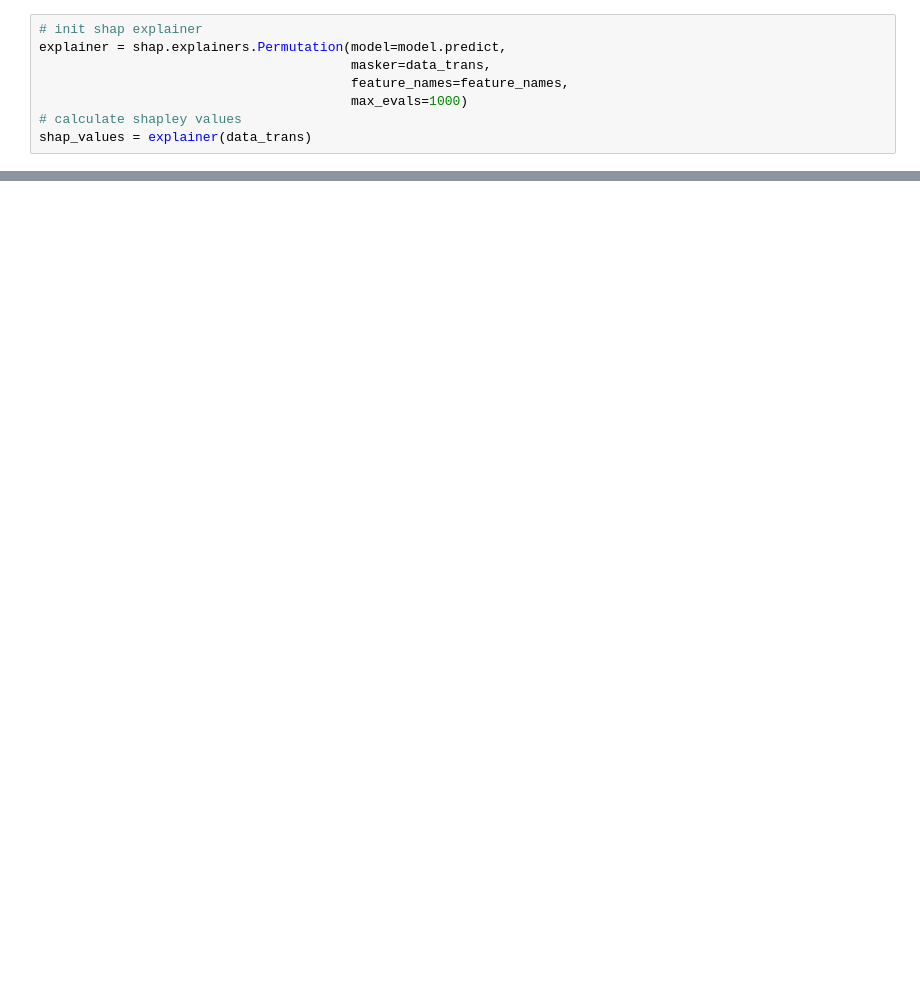
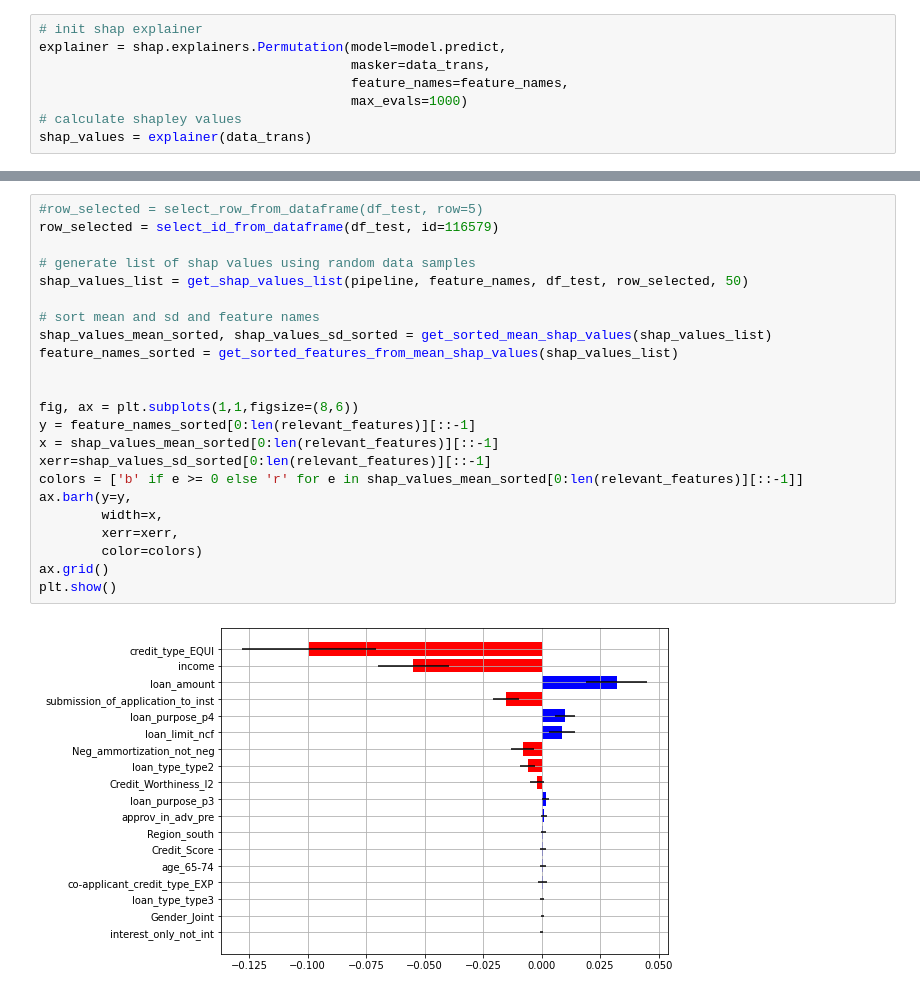
Before and after one commit to Sebastian1981/CustomerAnalytics_CreditDefaultPrediction, a Jupyter notebook: pipeline_poc.ipynb, the cells around one changed output, grey strips where cells are left out. Drawn from its saved outputs; the diff is of its cells as text; blank space fills up the shorter version.

```diff
--- a/pipeline_poc.ipynb
+++ b/pipeline_poc.ipynb
@@ -334,0 +480,25 @@ plt.show()
+# %%
+#row_selected = select_row_from_dataframe(df_test, row=5)
+row_selected = select_id_from_dataframe(df_test, id=116579)
+
+# generate list of shap values using random data samples
+shap_values_list = get_shap_values_list(pipeline, feature_names, df_test, row_selected, 50)
+
+# sort mean and sd and feature names
+shap_values_mean_sorted, shap_values_sd_sorted = get_sorted_mean_shap_values(shap_values_list)
+feature_names_sorted = get_sorted_features_from_mean_shap_values(shap_values_list)
+
+
+fig, ax = plt.subplots(1,1,figsize=(8,6))
+y = feature_names_sorted[0:len(relevant_features)][::-1]
+x = shap_values_mean_sorted[0:len(relevant_features)][::-1]
+xerr=shap_values_sd_sorted[0:len(relevant_features)][::-1]
+colors = ['b' if e >= 0 else 'r' for e in shap_values_mean_sorted[0:len(relevant_features)][::-1]]
+ax.barh(y=y,
+        width=x,
+        xerr=xerr,
+        color=colors)
+ax.grid()
+plt.show()
+# %% [output]
+[figure, added]
```
Also changed, not shown: parts of 21 cells of this notebook, 3 other files.
